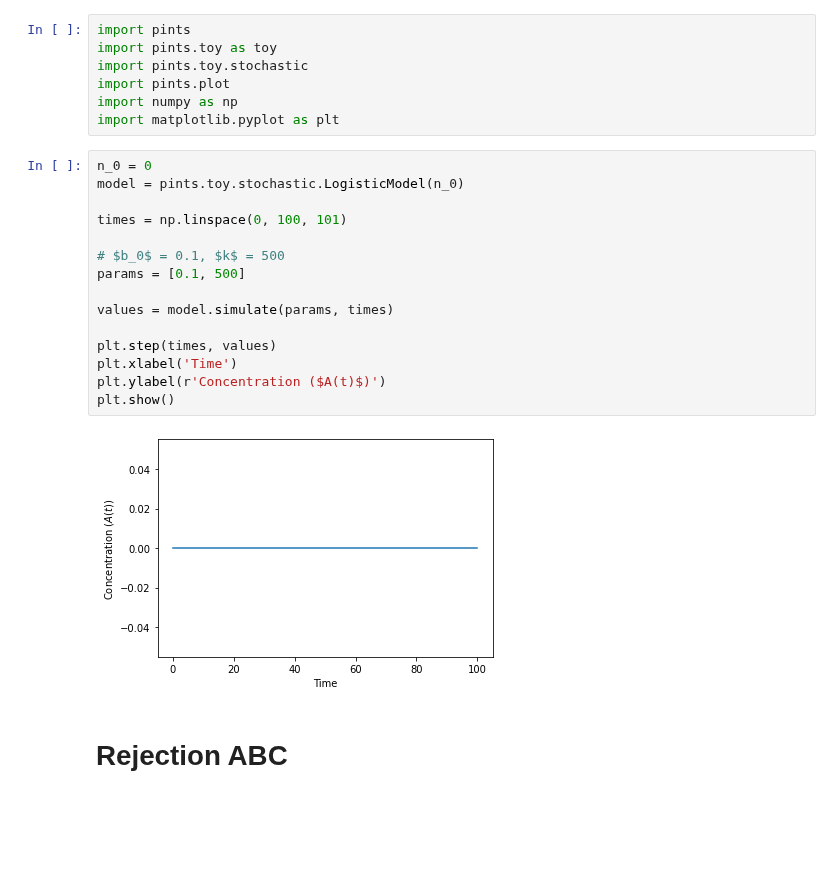
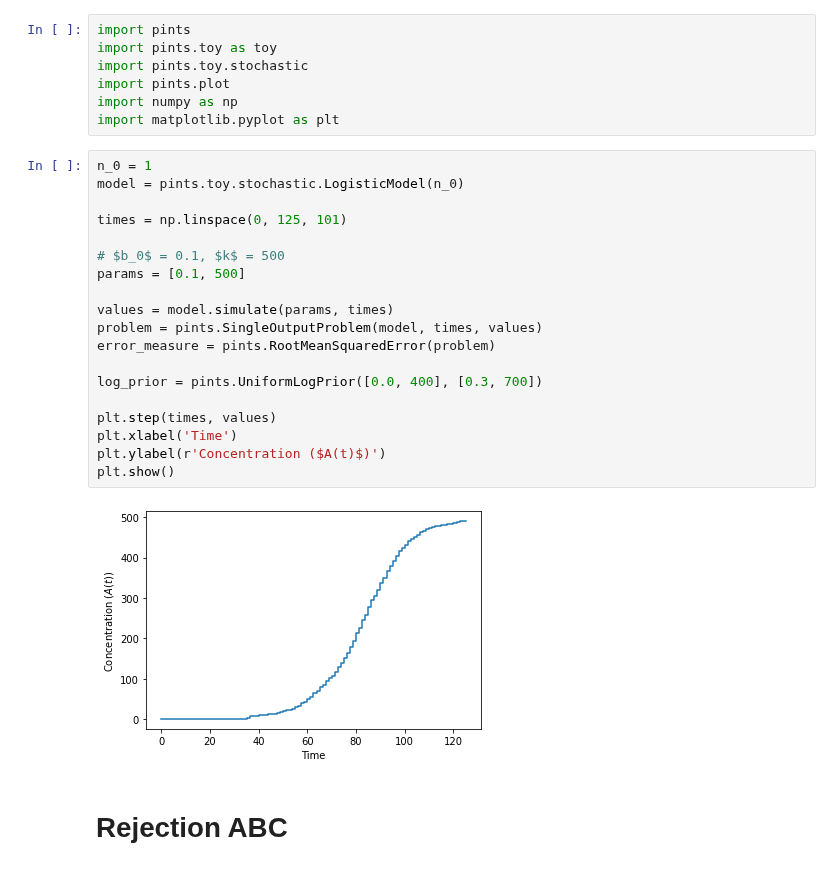
Before and after one commit to pints-team/pints, a Jupyter notebook: logistic.ipynb, the cells around one changed output. Saved outputs shown, nothing was run; the diff lists cells and outputs as text; blank space fills up the shorter version.

```diff
--- a/logistic.ipynb
+++ b/logistic.ipynb
@@ -8,22 +8,26 @@ import pints.plot
 import numpy as np
 import matplotlib.pyplot as plt
 # %%
-n_0 = 0
+n_0 = 1
 model = pints.toy.stochastic.LogisticModel(n_0)
 
-times = np.linspace(0, 100, 101)
+times = np.linspace(0, 125, 101)
 
 # $b_0$ = 0.1, $k$ = 500
 params = [0.1, 500]
 
 values = model.simulate(params, times)
+problem = pints.SingleOutputProblem(model, times, values)
+error_measure = pints.RootMeanSquaredError(problem)
+
+log_prior = pints.UniformLogPrior([0.0, 400], [0.3, 700])
 
 plt.step(times, values)
 plt.xlabel('Time')
 plt.ylabel(r'Concentration ($A(t)$)')
 plt.show()
 # %% [output]
-[figure, old version]
+[figure, new version]
 # %% [markdown]
 # Rejection ABC
 # %%
```
Also changed, not shown: parts of 9 cells of this notebook.
